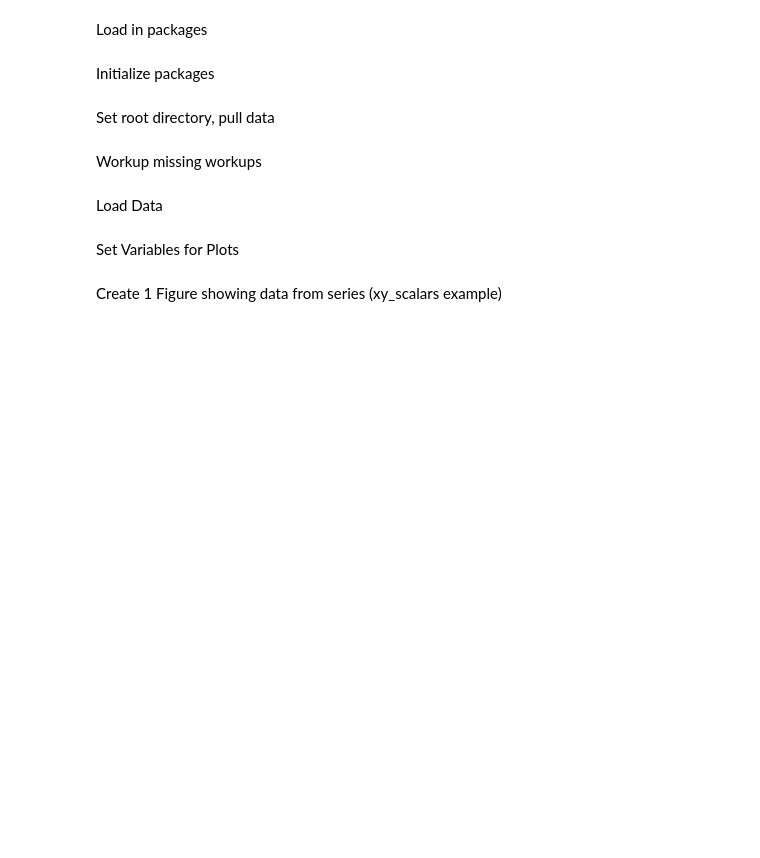
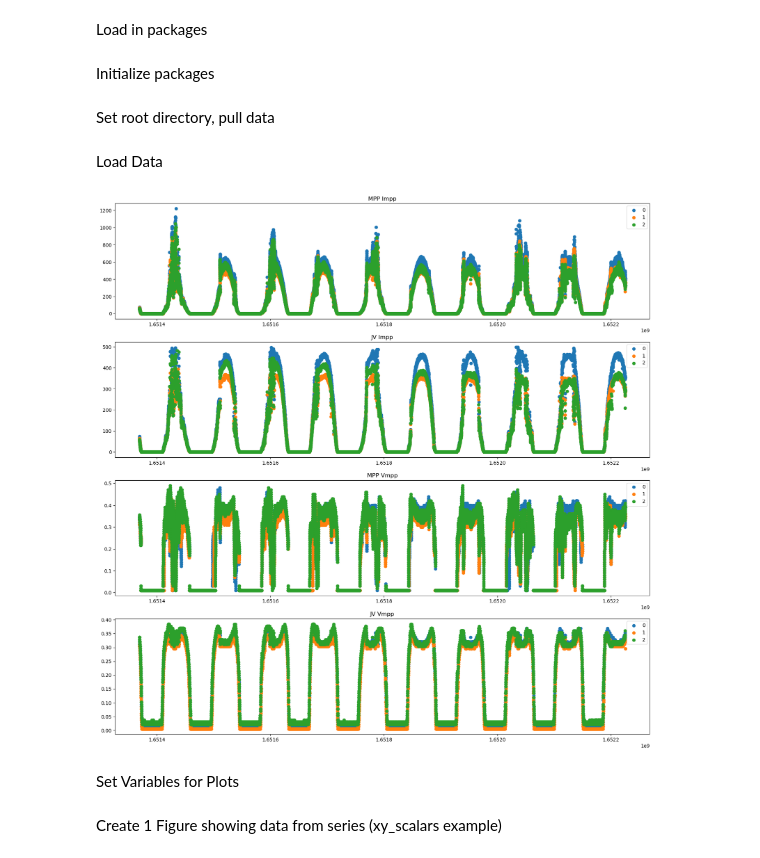
Before and after one commit to fenning-research-group/parasol, a Jupyter notebook: parasol/notebook/graphing_notebook.ipynb, the cells around one changed output. Drawn from its saved outputs; the diff is of its cells as text; code cells hidden in the pictures; blank space fills up the shorter version.

```diff
--- a/parasol/notebook/graphing_notebook.ipynb
+++ b/parasol/notebook/graphing_notebook.ipynb
@@ -32,2 +20,0 @@ jv_files = filestructure.get_files(test_folders, "JV")
-# %% [markdown]
-Workup missing workups
@@ -51,3 +71,37 @@ Load Data
+# %%
+# Generaic load all data and plot
+plt.rcParams["figure.figsize"] = (20,20)
+figure, axes = plt.subplots(4)
+
+for test in range(len(jv_files)):
+
+    mpp_t, mpp_v, mpp_i, mpp_j, mpp_p = analysis.load_mpp_files(mpp_file_paths=mpp_files[test])
+    jv_t, jv_v, jv_j_fwd, jv_p_fwd, jv_j_rev, jv_p_rev = analysis.load_jv_files(jv_file_paths=jv_files[test])
+    scalar_df = pd.read_csv((analyzed_files[test])[0])
+
+    axes[0].scatter(mpp_t,mpp_i, label = f'{test}')
+    axes[1].scatter(scalar_df['Time (Epoch)'],scalar_df['REV Jmp (mA/cm2)'], label = f'{test}')
+    axes[2].scatter(mpp_t,mpp_v, label = f'{test}')
+    axes[3].scatter(scalar_df['Time (Epoch)'],scalar_df['REV Vmp (V)'], label = f'{test}')
+
+    #axes[0].set_xlim([39200+1.6508000000E9, 39600+1.6508000000E9])
+    #axes[1].set_xlim([39200+1.6508000000E9, 39600+1.6508000000E9])
+    #axes[2].set_xlim([39200+1.6508000000E9, 39600+1.6508000000E9])
+    #axes[3].set_xlim([39200+1.6508000000E9, 39600+1.6508000000E9])
+
+    axes[0].legend()
+    axes[1].legend()
+    axes[2].legend()
+    axes[3].legend()
+
+    axes[0].set_title('MPP Impp')
+    axes[1].set_title('JV Impp')
+    axes[2].set_title('MPP Vmpp')
+    axes[3].set_title('JV Vmpp')
+
+figure
+# %% [output]
+[figure, added]
 # %% [markdown]
 Set Variables for Plots
 # %%
```
Also changed, not shown: parts of 6 cells of this notebook, 8 other files.
